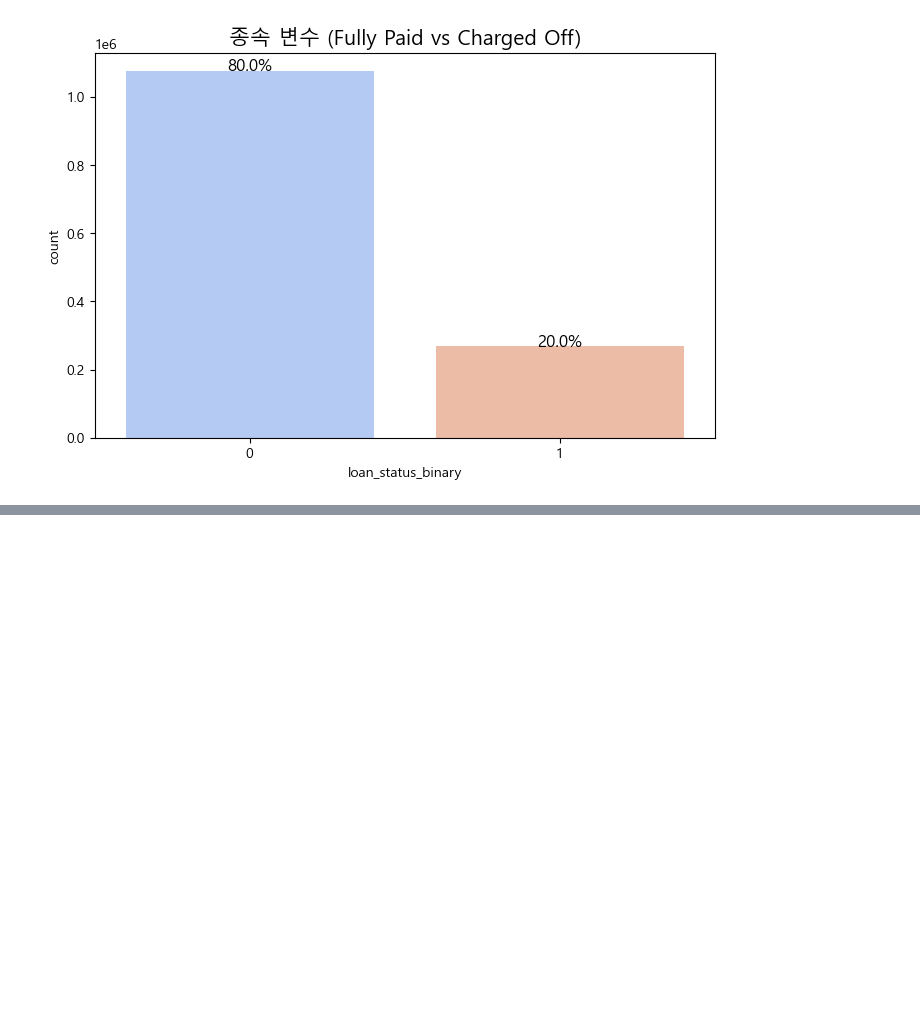
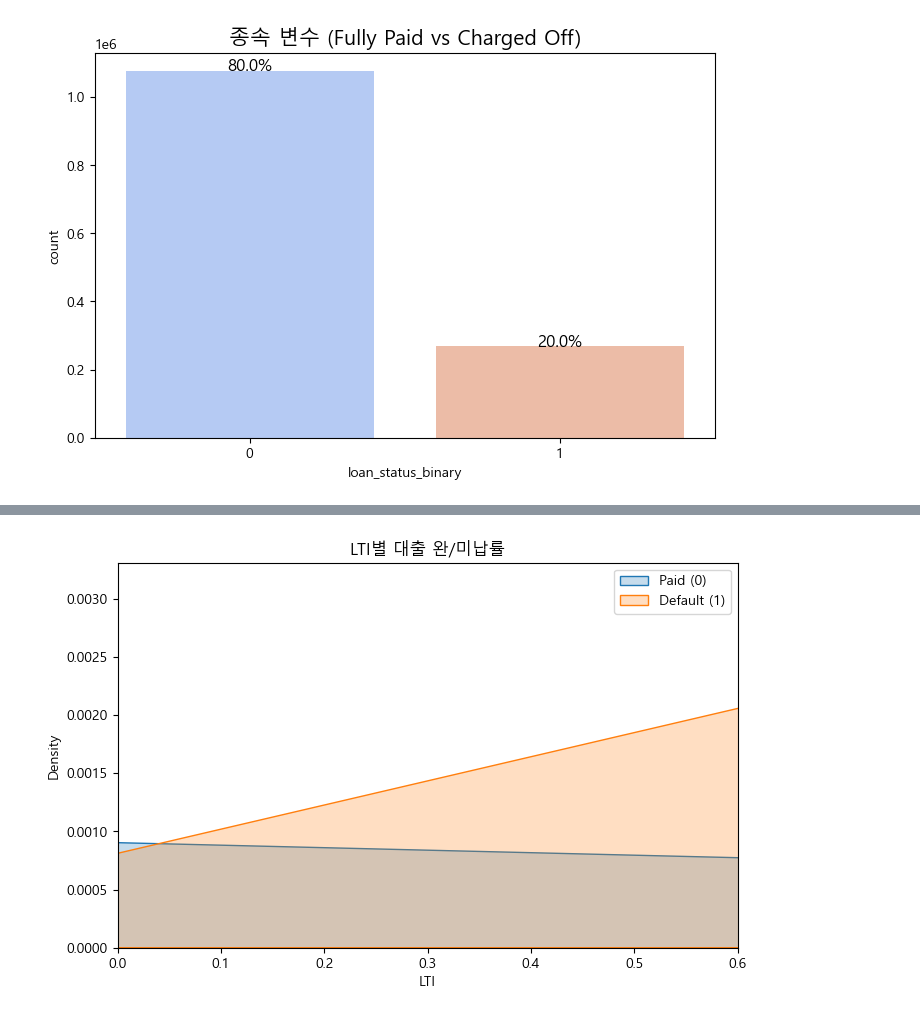
Before and after one commit to urinamu10/LendingClub, a Jupyter notebook: 3. EDA 분석.ipynb, the cells around one changed output, grey strips where cells are left out. Saved outputs shown, nothing was run; the diff lists cells and outputs as text; code cells hidden in the pictures; blank space fills up the shorter version.

```diff
--- a/3. EDA 분석.ipynb
+++ b/3. EDA 분석.ipynb
@@ -225,0 +363,10 @@ plt.grid(axis='y', linestyle='--', alpha=0.5)
+# %%
+plt.figure(figsize=(8, 5))
+sns.kdeplot(df[df['loan_status_binary']==0]['LTI'], label='Paid (0)', shade=True)
+sns.kdeplot(df[df['loan_status_binary']==1]['LTI'], label='Default (1)', shade=True)
+plt.xlim(0, 0.6)
+plt.title('LTI별 대출 완/미납률')
+plt.legend()
+plt.show()
+# %% [output]
+[figure, added]
```
Also changed, not shown: parts of 58 cells of this notebook.
